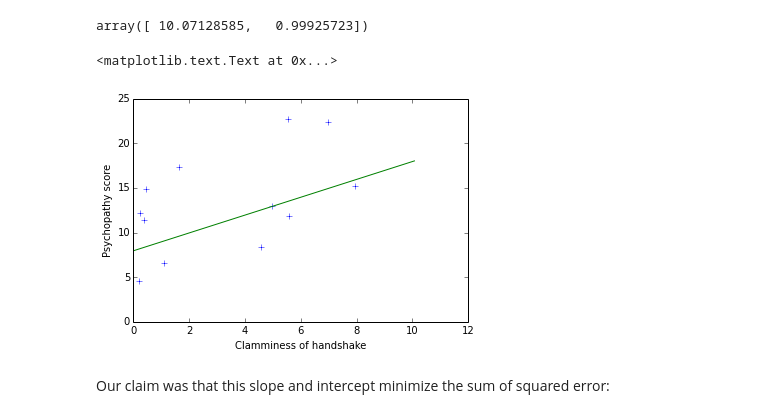
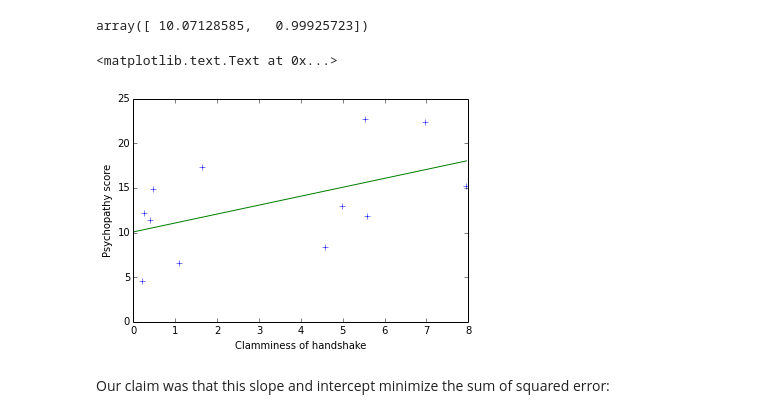
Before and after one commit to practical-neuroimaging/pna-notebooks, a Jupyter notebook: Introducing the General Linear Model.ipynb, the cells around one changed output. Cells and saved outputs as stored; diff of their text form; code cells hidden in the pictures.

```diff
--- a/Introducing the General Linear Model.ipynb
+++ b/Introducing the General Linear Model.ipynb
@@ -228,13 +233,17 @@ B
 array([ 10.07128585,   0.99925723])
 # %%
 plt.plot(clammy, psychopathy, '+')
-max_clammy = np.max(clammy)
-plt.plot([0, B[0]], [max_clammy, B[0] + max_clammy * B[1]])
+def my_best_line(x):
+    # Best prediction for psychopathy given clamminess
+    return B[0] + B[1] * x
+x_vals = [0, max(clammy)]
+y_vals = [my_best_line(0), my_best_line(max(clammy))]
+plt.plot(x_vals, y_vals)
 plt.xlabel('Clamminess of handshake')
 plt.ylabel('Psychopathy score')
 # %% [output]
 <matplotlib.text.Text at 0x...>
-[figure, old version]
+[figure, new version]
 # %% [markdown]
 Our claim was that this slope and intercept minimize the sum of squared error:
 # %%
```
Also changed, not shown: parts of 16 cells of this notebook.
